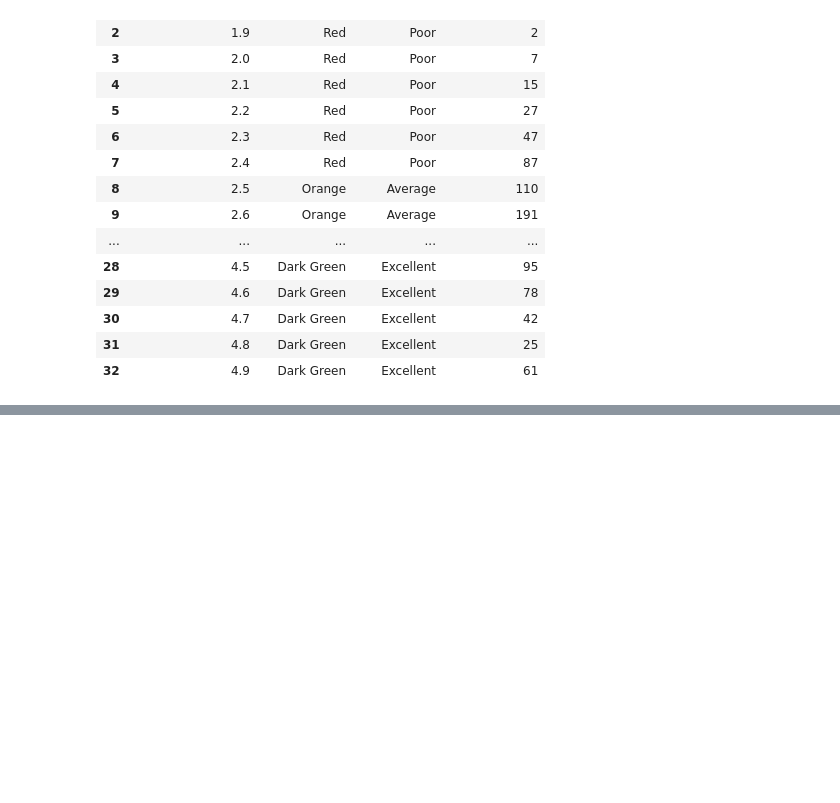
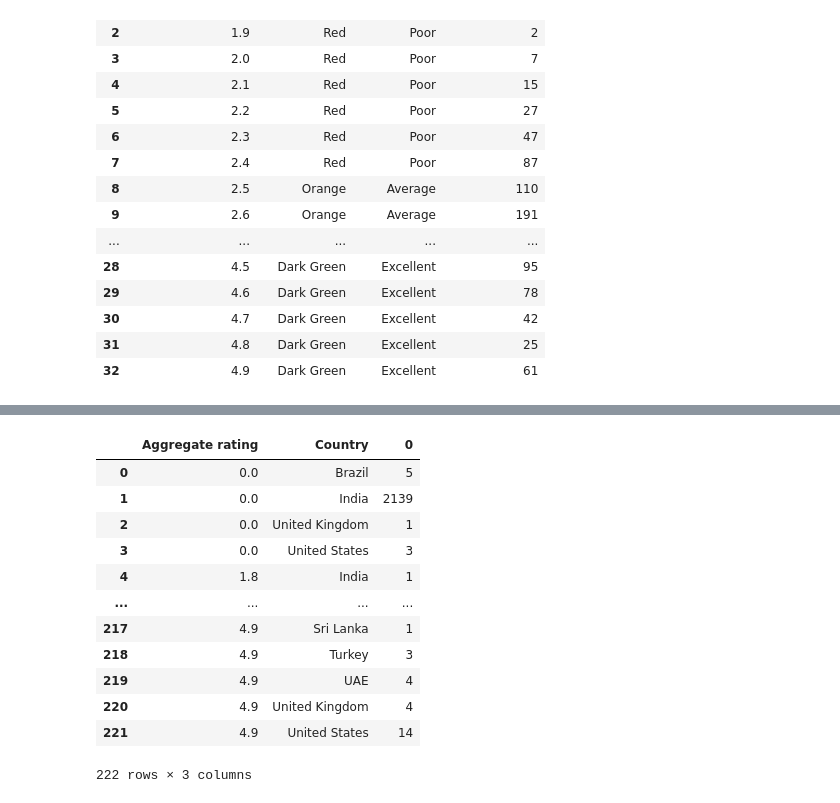
Before and after one commit to Sagarika-Ande/EDA, a Jupyter notebook: ZomatoEDA.ipynb, the cells around one changed output, grey strips where cells are left out. Cells and saved outputs as stored; diff of their text form; code cells hidden in the pictures; blank space fills up the shorter version.

```diff
--- a/ZomatoEDA.ipynb
+++ b/ZomatoEDA.ipynb
@@ -121,0 +153,16 @@ ratings
+# %%
+final_df.groupby(['Aggregate rating','Country']).size().reset_index()
+# %% [output]
+|  | Aggregate rating | Country | 0 |
+| 0 | 0.0 | Brazil | 5 |
+| 1 | 0.0 | India | 2139 |
+| 2 | 0.0 | United Kingdom | 1 |
+| 3 | 0.0 | United States | 3 |
+| 4 | 1.8 | India | 1 |
+| ... | ... | ... | ... |
+| 217 | 4.9 | Sri Lanka | 1 |
+| 218 | 4.9 | Turkey | 3 |
+| 219 | 4.9 | UAE | 4 |
+| 220 | 4.9 | United Kingdom | 4 |
+| 221 | 4.9 | United States | 14 |
+222 rows × 3 columns
```
Also changed, not shown: parts of 9 cells of this notebook.
